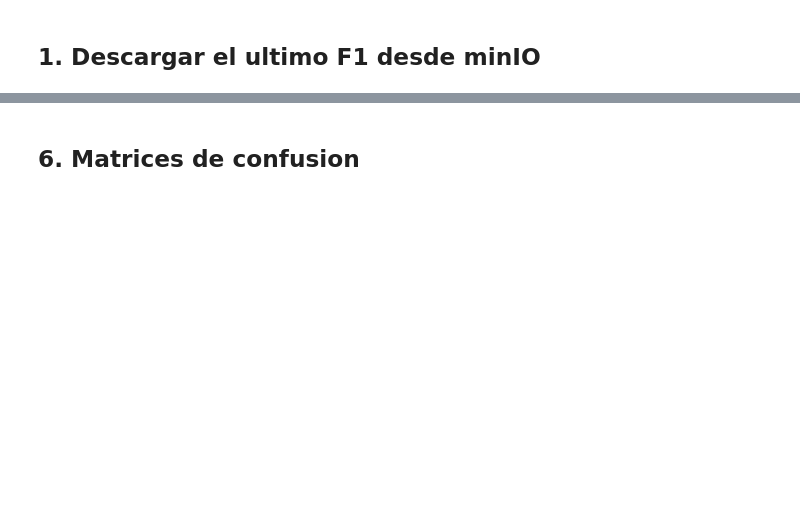
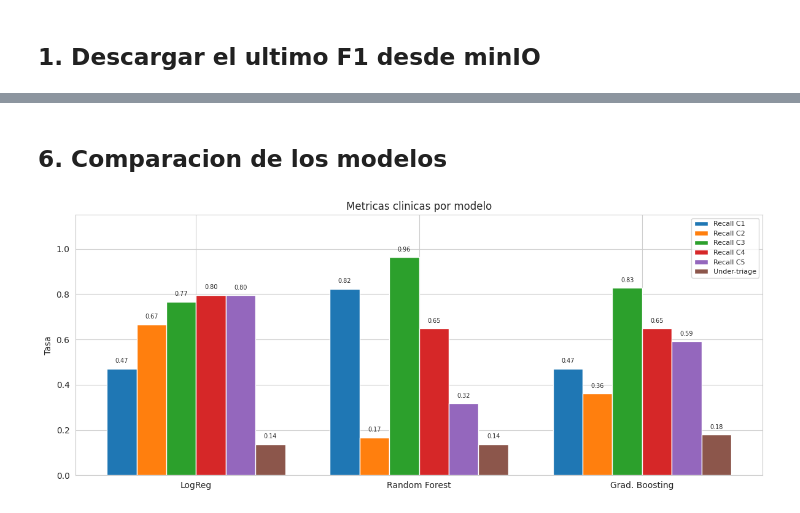
Before and after one commit to 0Dorfin/MedFlow, a Jupyter notebook: notebooks/ml_exploration.ipynb, the cells around one changed output, grey strips where cells are left out. Saved outputs shown, nothing was run; the diff lists cells and outputs as text; code cells hidden in the pictures; blank space fills up the shorter version.

```diff
--- a/notebooks/ml_exploration.ipynb
+++ b/notebooks/ml_exploration.ipynb
@@ -181,0 +132,19 @@ gradient_boosting         CV f1_macro=0.672 +- 0.149
+# %%
+class MultiHotEncoder(BaseEstimator, TransformerMixin):
+    def __init__(self, vocab):
+        self.vocab = vocab
+    def fit(self, X, y=None):
+        self.mlb_ = MultiLabelBinarizer(classes=self.vocab)
+        self.mlb_.fit([[]])
+        return self
+    def transform(self, X):
+        rows = [[e for e in (x if x is not None else []) if e in self.vocab] for x in X.iloc[:, 0]]
+        return self.mlb_.transform(rows)
+    def get_feature_names_out(self, input_features=None):
+        return np.asarray(['ent_' + c for c in self.vocab])
+
+def build_features():
+    return ColumnTransformer([
+        ('text', TfidfVectorizer(ngram_range=(1, 2), max_features=2000, min_df=1), 'resumen_es'),
+        ('ent', MultiHotEncoder(VOCAB), ['entidades_normalizadas_es']),
+    ])
@@ -182,2 +239,28 @@ gradient_boosting         CV f1_macro=0.672 +- 0.149
 # %% [markdown]
-## 6. Matrices de confusion
+## 6. Comparacion de los modelos
+# %%
+plot_df = finalist_summary[['recall_C1', 'recall_C2', 'recall_C3', 'recall_C4', 'recall_C5', 'under_triage_rate']].copy()
+plot_df.index = [FINALIST_LABELS[i] for i in plot_df.index]
+plot_df.columns = ['Recall C1', 'Recall C2', 'Recall C3', 'Recall C4', 'Recall C5', 'Under-triage']
+
+x = np.arange(len(plot_df))
+n_cols = len(plot_df.columns)
+width = 0.8 / n_cols
+fig, ax = plt.subplots(figsize=(12, 5))
+for i, col in enumerate(plot_df.columns):
+    offset = (i - n_cols / 2 + 0.5) * width
+    bars = ax.bar(x + offset, plot_df[col].values, width, label=col)
+    for bar in bars:
+        h = bar.get_height()
+        ax.text(bar.get_x() + bar.get_width() / 2, h + 0.02, f'{h:.2f}', ha='center', va='bottom', fontsize=7)
+
+ax.set_xticks(x)
+ax.set_xticklabels(plot_df.index)
+ax.set_ylim(0, 1.15)
+ax.set_ylabel('Tasa')
+ax.set_title('Metricas clinicas por modelo')
+ax.legend(loc='upper right', fontsize=8)
+plt.tight_layout()
+plt.show()
+# %% [output]
+[figure, added]
```
Also changed, not shown: parts of 32 cells of this notebook, 11 other files.
